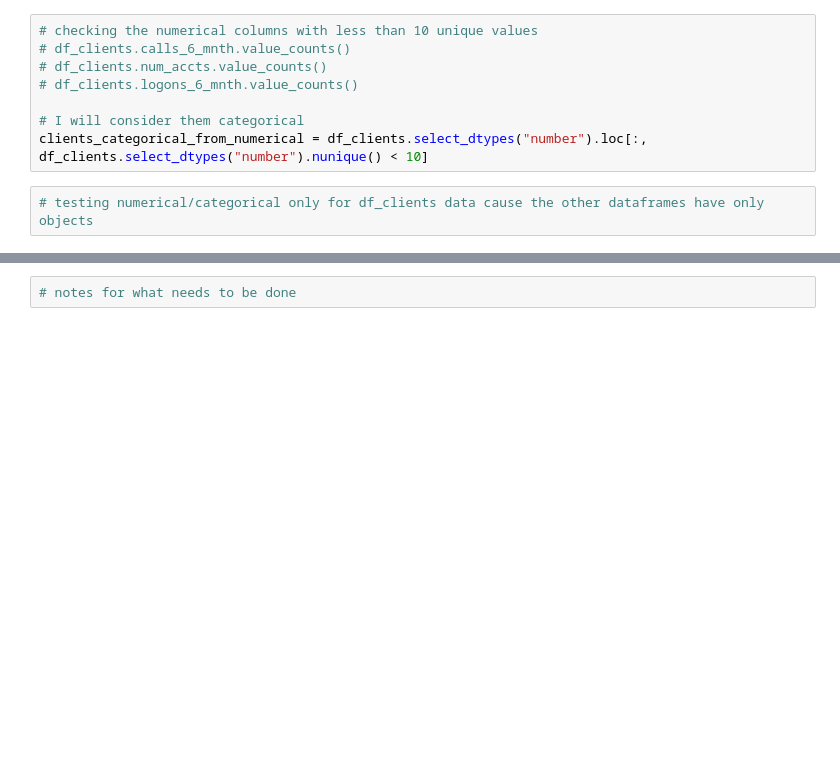
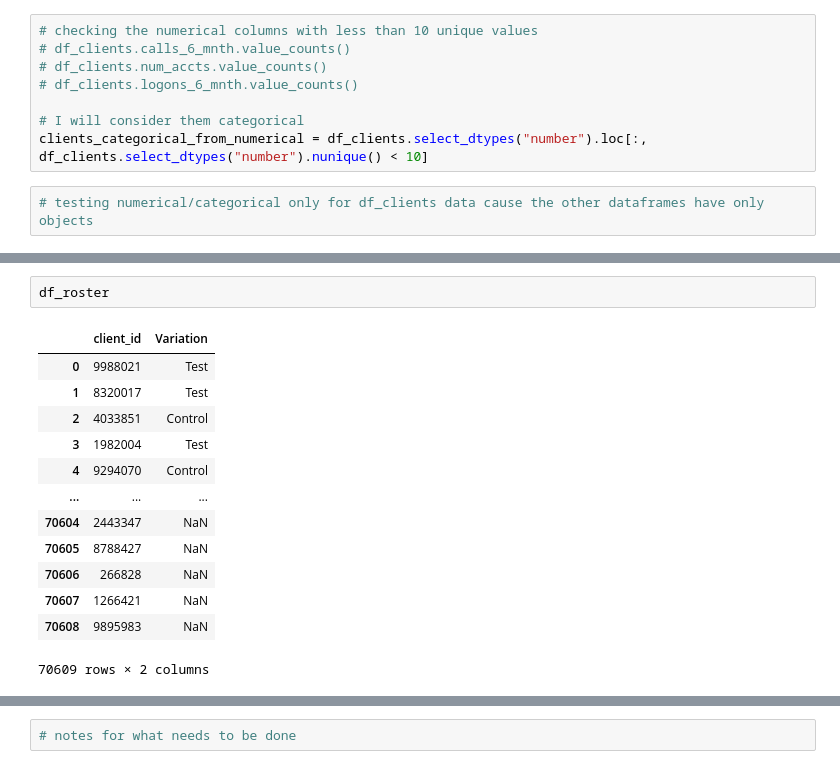
Before and after one commit to dimitsagk/AB_Testing_Analysis, a Jupyter notebook: notebooks/Project_2_InitialExploration.ipynb, the cells around one changed output, grey strips where cells are left out. Cells and saved outputs as stored; diff of their text form; blank space fills up the shorter version.

```diff
--- a/notebooks/Project_2_InitialExploration.ipynb
+++ b/notebooks/Project_2_InitialExploration.ipynb
@@ -238,0 +259,16 @@ clients_categorical_from_numerical = df_clients.select_dtypes("number").loc[:, d
+# %%
+df_roster
+# %% [output]
+|  | client_id | Variation |
+| 0 | 9988021 | Test |
+| 1 | 8320017 | Test |
+| 2 | 4033851 | Control |
+| 3 | 1982004 | Test |
+| 4 | 9294070 | Control |
+| ... | ... | ... |
+| 70604 | 2443347 | NaN |
+| 70605 | 8788427 | NaN |
+| 70606 | 266828 | NaN |
+| 70607 | 1266421 | NaN |
+| 70608 | 9895983 | NaN |
+70609 rows × 2 columns
```
Also changed, not shown: parts of 5 cells of this notebook.
